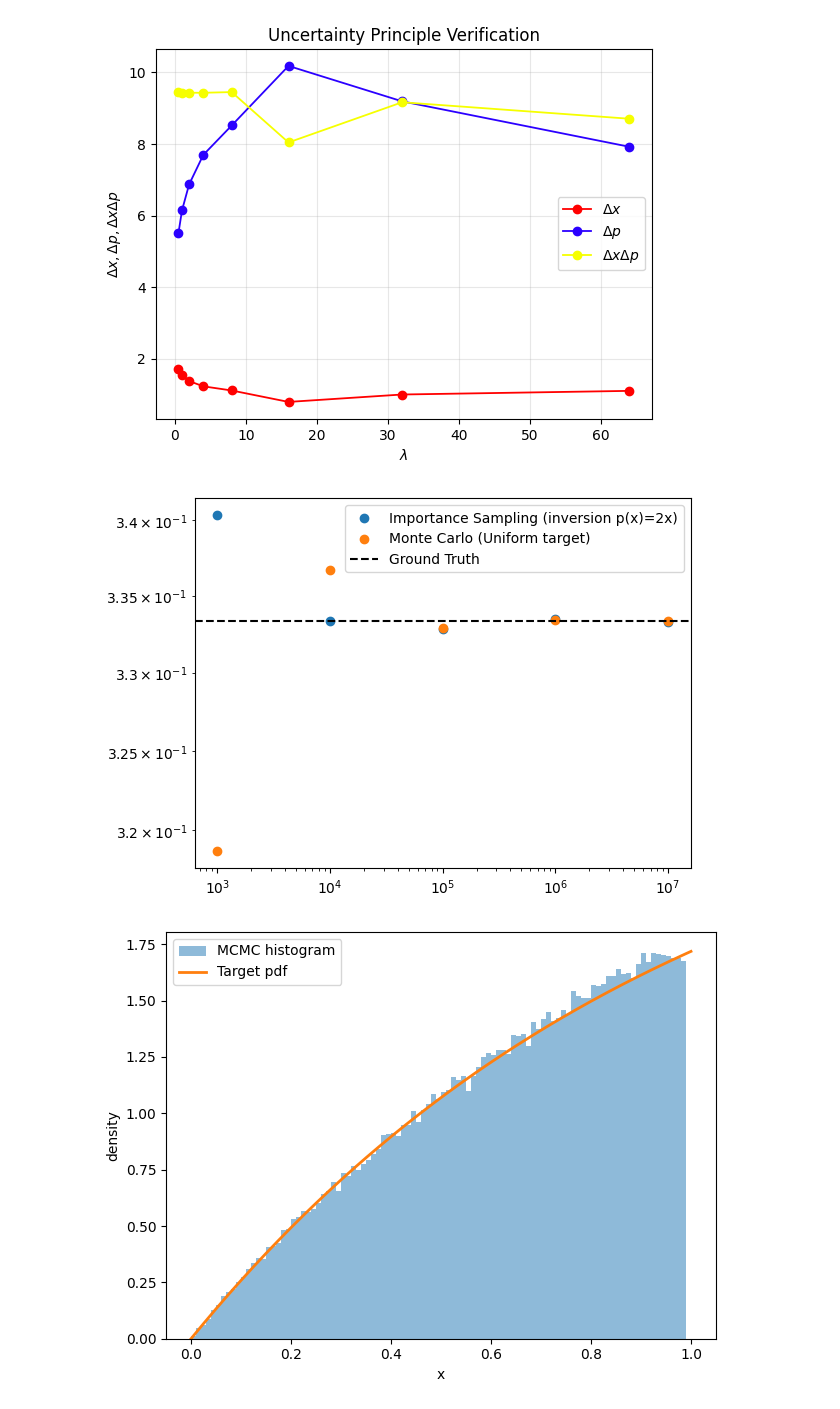
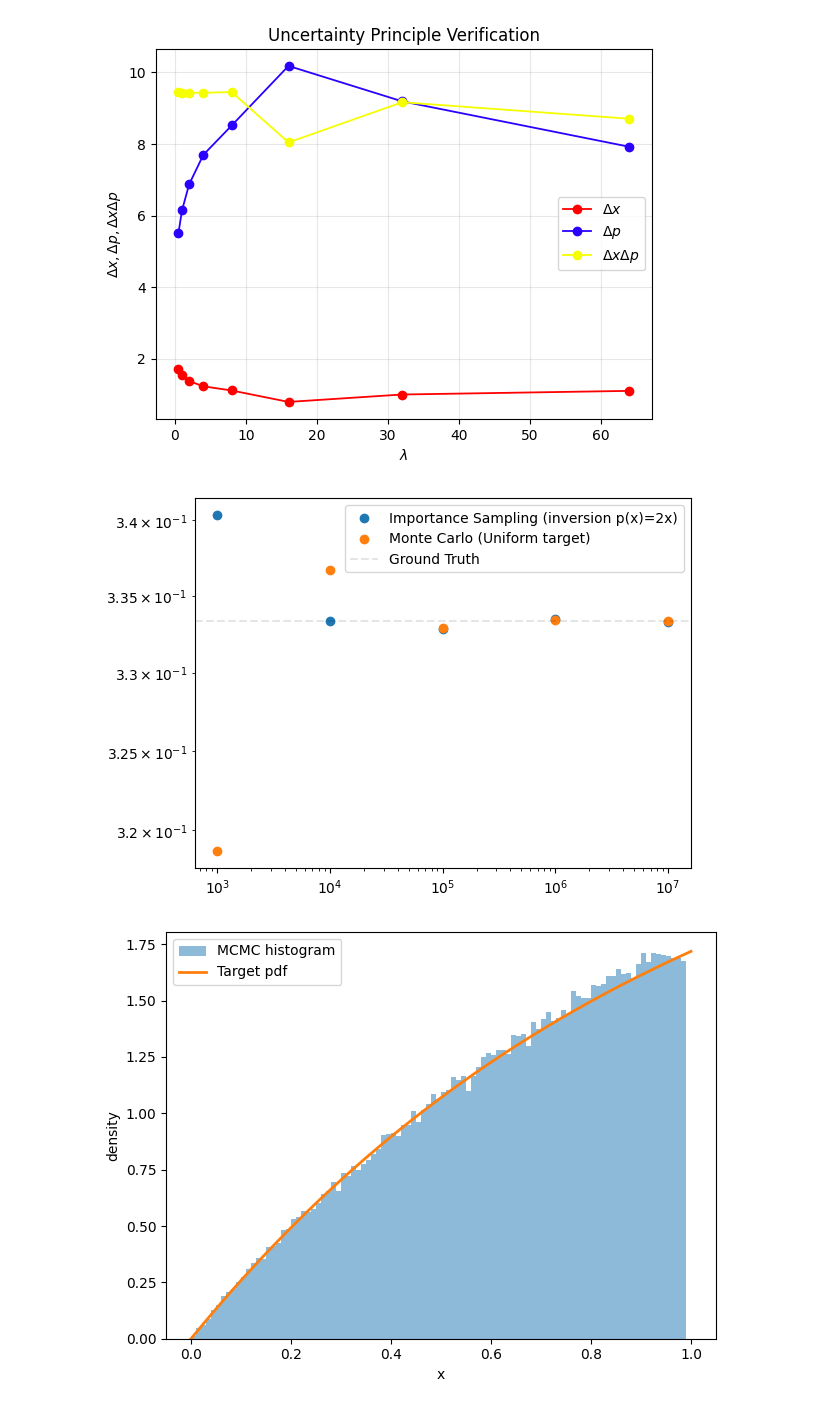
Before and after one commit to JacobGraham6489/physics-7321, a Jupyter notebook: Homeworks/HW 3 Jacob Graham.ipynb, the cells around one changed output. Drawn from its saved outputs; the diff is of its cells as text; code cells hidden in the pictures.

```diff
--- a/Homeworks/HW 3 Jacob Graham.ipynb
+++ b/Homeworks/HW 3 Jacob Graham.ipynb
@@ -121,59 +121,38 @@ plt.grid(alpha=0.3)
 [figure]
 # %%
 # 3.1 (Uniform Monte Carlo vs. Importance Sampling with inversion)
-
-# --- Uniform Monte Carlo (baseline) ---
-# Goal: estimate I = ∫_0^1 f(x) dx when the target density is uniform t(x) = 1 on [0,1].
-# Draw X ~ Unif(0,1). By the Law of Large Numbers, the sample mean → expected value as N → ∞:
-#     I = ∫_0^1 f(x) t(x) dx = E_t[f(X)]  ≈  (1/N) ∑_{i=1}^N f(X_i),   X_i ~ Unif(0,1).
-# This estimator is simple and unbiased. Its variance is:
-#     Var(Ī_MC) = (1/N) Var_t(f(X)) = (1/N) [ E_t(f(X)^2) - (E_t[f(X)])^2 ] = (1/N) [E_t(f(X)^2) - I^2] = (1/N) [ ∫_0^1 f(x)^2 dx − I^2] (high variance if f varies a lot over [0,1].)
-
-# --- Importance Sampling (variance reduction) ---
-# Idea: sample from a proposal pdf p(x) on [0,1] that places more mass where |f(x)| is large, then reweight to keep the same target integral.
-# Let w(x) = t(x)/p(x). Since t(x)=1 on [0,1]:
-#     I = ∫ f(x) t(x) dx = ∫ f(x) w(x) p(x) dx = E_{X~p}[ f(X) w(X) ].
-# Monte Carlo estimator:
-#     Ī_IS = (1/N) ∑ f(X_i) w(X_i),   X_i ~ p.
-# Variance (assuming normalized t and p):
-#     Var(Ī_IS) = (1/N) [ E_p( (f(X) w(X))^2 ) - I^2 ] = (1/N) [ ∫ f(x)^2 t(x)^2 / p(x) dx - I^2 ] (if p ~ |f| (or |f|·t), typically lower variance than uniform MC)
-
-# --- Inversion Sampling (to draw from nonuniform distribution p(x) on [0,1]) ---
-# If U ~ Unif(0,1) and F_p is a CDF with inverse F_p^{-1}, then X = F_p^{-1}(U) has PDF p(x) = dF_p/dx.
-# Conversely, given p(x), compute its CDF F_p(x) = ∫_0^x p(t) dt, then invert to get F_p^{-1} (this may be analytical or numerical).
-
 rng = np.random.default_rng(0)  # create a random number generator (seed = 0, so results are same each run)
 f = lambda x: x**2  # integrand
 
 def monte_carlo_uniform(f, N, rng):
     # uniform MC: X_i ~ Unif(0,1), estimate I ≈ mean(f(X_i))
     x = rng.random(size=N) # N samples x_i ~ Unif(0,1)
     return np.mean(f(x)) # (1/N) ∑_{i=1}^N f(x_i) = unbiased estimate of ∫_0^1 f(x) dx
 
 def importance_sampling_inversion(f, N, rng):
     # p(x)∝ x → p(x) = 2x on [0,1] with CDF F_p(x) = ∫_0^x f(t) dt = x^2 ⇒ X = √U
     # For this p, w(x) = 1/p(x) = 1/(2x), so each IS term is f(X) / (2X)
     u = rng.random(size=N) # u_i ~ Unif(0,1)
     x = np.sqrt(u) # x_i = √u_i
     weights = f(x) / (2.0 * x) # f(x_i) * t(x_i)/p(x_i)
     return np.mean(weights) # (1/N) ∑ f(x_i) w(x_i) = unbiased IS estimate of ∫_0^1 f(x) dx
 
 imp, mc = [], []
 ns = [10**k for k in range(3, 8)] # N = 1e3, 1e4, ..., 1e7
 for n in ns:
     imp.append(importance_sampling_inversion(f, n, rng))
     mc.append(monte_carlo_uniform(f, n, rng))
 
 ground_truth = 1/3 # ∫_0^1 x^2 dx = 1/3
 
 # Plot: estimates vs N (log-log); both should approach the ground truth line.
 plt.scatter(ns, imp, label='Importance Sampling (inversion p(x)=2x)')
 plt.scatter(ns, mc, label='Monte Carlo (Uniform target)')
-plt.axhline(ground_truth, color='k', linestyle='--', label='Ground Truth')
+plt.axhline(ground_truth, color='k', linestyle='--', alpha = 0.1, label='Ground Truth')
 plt.legend()
 plt.yscale('log') # visualize convergence across magnitudes
 plt.xscale('log')
 # %% [output]
-[figure, old version]
+[figure, new version]
 # %%
 # 3.2.1 (generate nonuniform distribution with Metropolis/Hastings algorithm)
```
Also changed, not shown: parts of 9 cells of this notebook, 3 other files.
